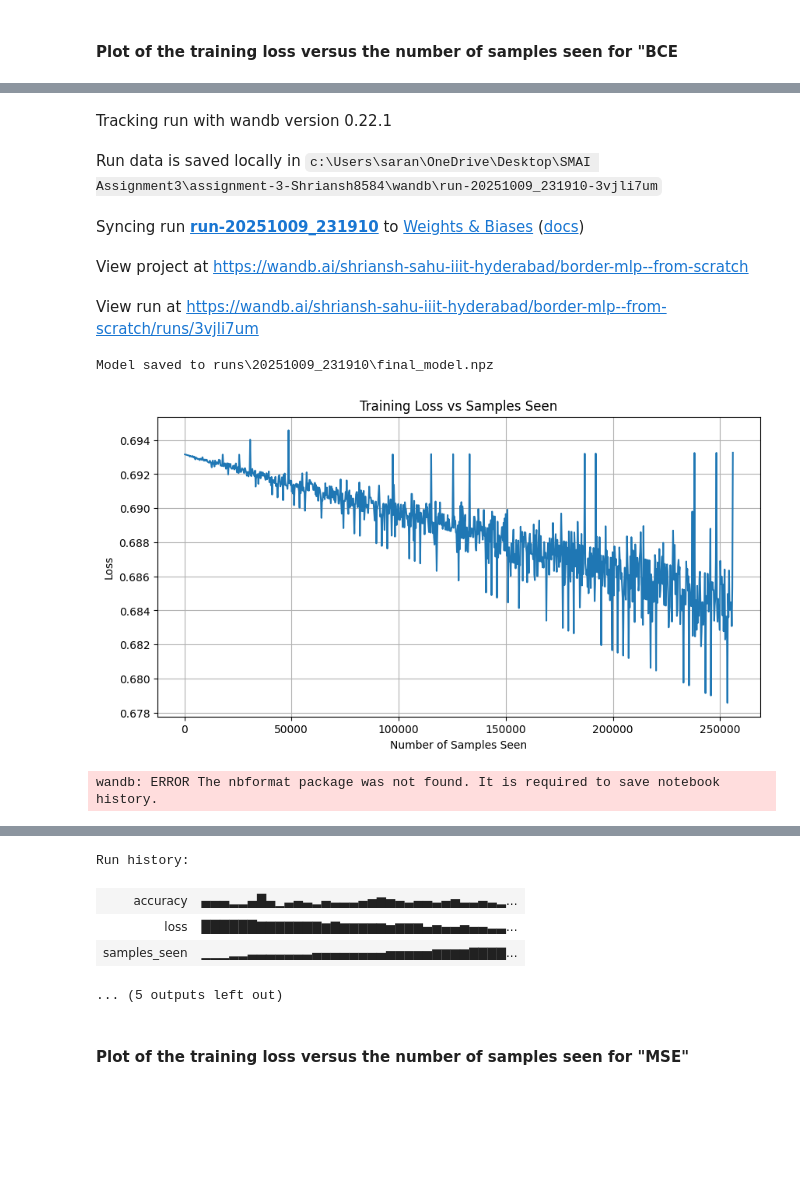
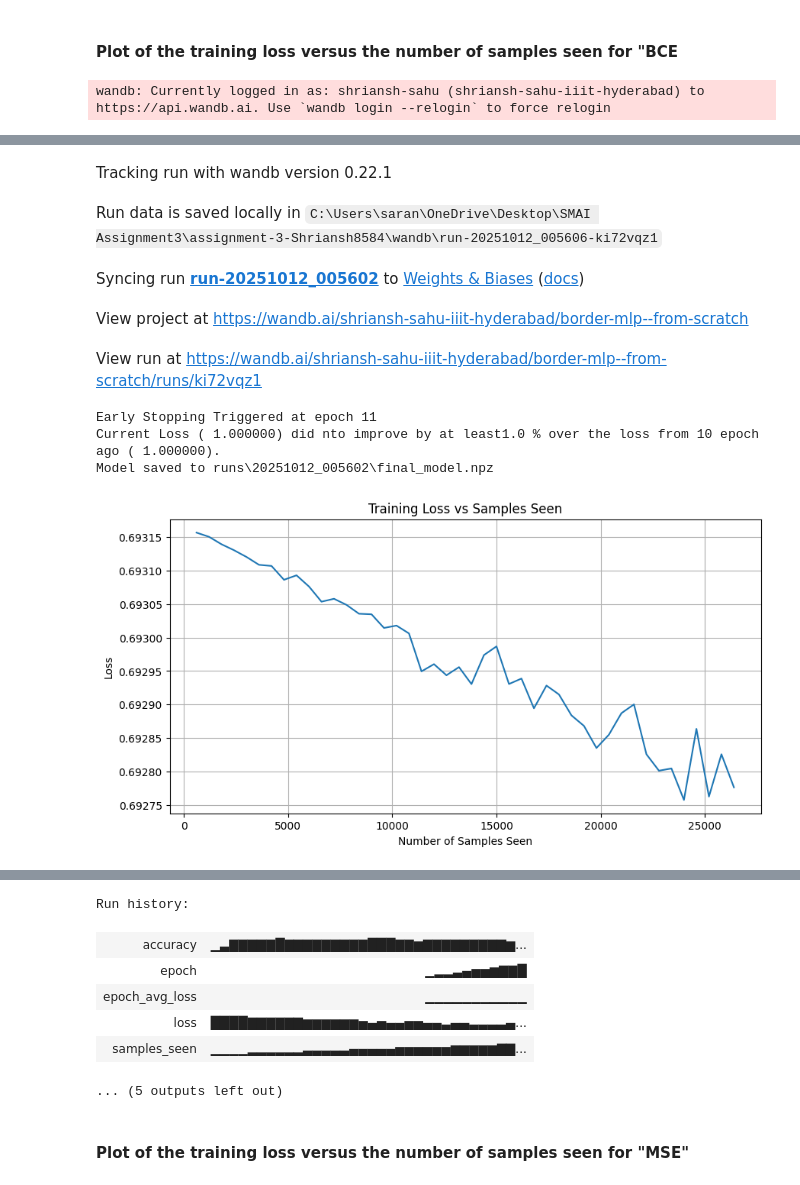
Before and after one commit to Shriansh4474/High-Fidelity-Image-Reconstruction, a Jupyter notebook: Ques1.ipynb, the cells around one changed output, grey strips where cells are left out. Saved outputs shown, nothing was run; the diff lists cells and outputs as text; code cells hidden in the pictures; blank space fills up the shorter version.

```diff
--- a/Ques1.ipynb
+++ b/Ques1.ipynb
@@ -446,46 +444,50 @@ Corresponding Labels:
 # %%
 IMAGE_FILE = 'border.png'
 Epochs = 100
-Learning_Rate = 0.001
-Batch_size = 100
+Learning_Rate = 0.0001
+Batch_size = 150
 Grad_Accumulation_Steps = 4
 
 dataset = BorderDataset(image_path=IMAGE_FILE)
 
 layers = [
-    Linear(input_width=2,output_width=256,activation_function= ReLU()),
-    Linear(input_width=256, output_width=256 , activation_function= ReLU()),
-    Linear(input_width= 256 , output_width= 1 , activation_function= Sigmoid())
+    Linear(input_width=2,output_width=128,activation_function= ReLU()),
+    Linear(input_width=128, output_width=128 , activation_function= ReLU()),
+    Linear(input_width= 128 , output_width= 1 , activation_function= Sigmoid())
 ]
 
 mlp_model = Model(
     layers= layers,
     loss_function_type= "BCE",
     learning_rate=Learning_Rate
 )
 
 train_model(
     model = mlp_model,
     dataset = dataset,
     epochs = Epochs,
     batch_size=Batch_size,
     grad_accumulation_steps=Grad_Accumulation_Steps
 )
 # %% [output]
+wandb: Currently logged in as: shriansh-sahu (shriansh-sahu-iiit-hyderabad) to https://api.wandb.ai. Use `wandb login --relogin` to force relogin
 [interactive output not drawn]
 Tracking run with wandb version 0.22.1
-Run data is saved locally in c:\Users\saran\OneDrive\Desktop\SMAI Assignment3\assignment-3-Shriansh8584\wandb\run-20251009_231910-3vjli7um
+Run data is saved locally in C:\Users\saran\OneDrive\Desktop\SMAI Assignment3\assignment-3-Shriansh8584\wandb\run-20251012_005606-ki72vqz1
-Syncing run run-20251009_231910 to Weights & Biases (docs)
+Syncing run run-20251012_005602 to Weights & Biases (docs)
 View project at https://wandb.ai/shriansh-sahu-iiit-hyderabad/border-mlp--from-scratch
-View run at https://wandb.ai/shriansh-sahu-iiit-hyderabad/border-mlp--from-scratch/runs/3vjli7um
+View run at https://wandb.ai/shriansh-sahu-iiit-hyderabad/border-mlp--from-scratch/runs/ki72vqz1
-Model saved to runs\20251009_231910\final_model.npz
+Early Stopping Triggered at epoch 11
+Current Loss ( 1.000000) did nto improve by at least1.0 % over the loss from 10 epoch ago ( 1.000000).
+Model saved to runs\20251012_005602\final_model.npz
-[figure, old version]
+[figure, new version]
-wandb: ERROR The nbformat package was not found. It is required to save notebook history.
 [interactive output not drawn]
 Run history:
-| accuracy | ▄▄▄▂▂▄█▄▁▃▄▃▂▄▃▃▃▄▅▆▅▄▃▄▄▃▄▅▃▃▄▃▂... |
-| loss | ██████▇▇▇▇▇▇▇▆▇▆▆▆▆▆▅▆▆▆▄▅▄▄▅▄▄▃▃... |
-| samples_seen | ▁▁▁▂▂▃▃▃▃▃▃▃▄▄▄▄▄▄▄▄▅▅▅▅▅▆▆▆▆▇▇▇▇... |
+| accuracy | ▁▃▇▇▇▇▇█▇▇▇▇▇▇▇▇▇███▇▇▆▇▇▇▇▇▇▇▇▇▆... |
+| epoch | ▁▂▂▃▄▅▅▆▇▇█ |
+| epoch_avg_loss | ▁▁▁▁▁▁▁▁▁▁▁ |
+| loss | ████▇▇▇▇▇▇▆▆▆▆▆▆▅▄▅▄▄▅▅▄▄▃▄▄▃▃▃▃▄... |
+| samples_seen | ▁▁▁▁▂▂▂▂▂▂▃▃▃▃▃▄▄▄▄▄▅▅▅▅▅▅▆▆▆▆▆▇▇... |
 ... (5 outputs left out)
 # %% [markdown]
 #### Plot of the training loss versus the number of samples seen for "MSE"
```
Also changed, not shown: parts of 3 cells of this notebook.
